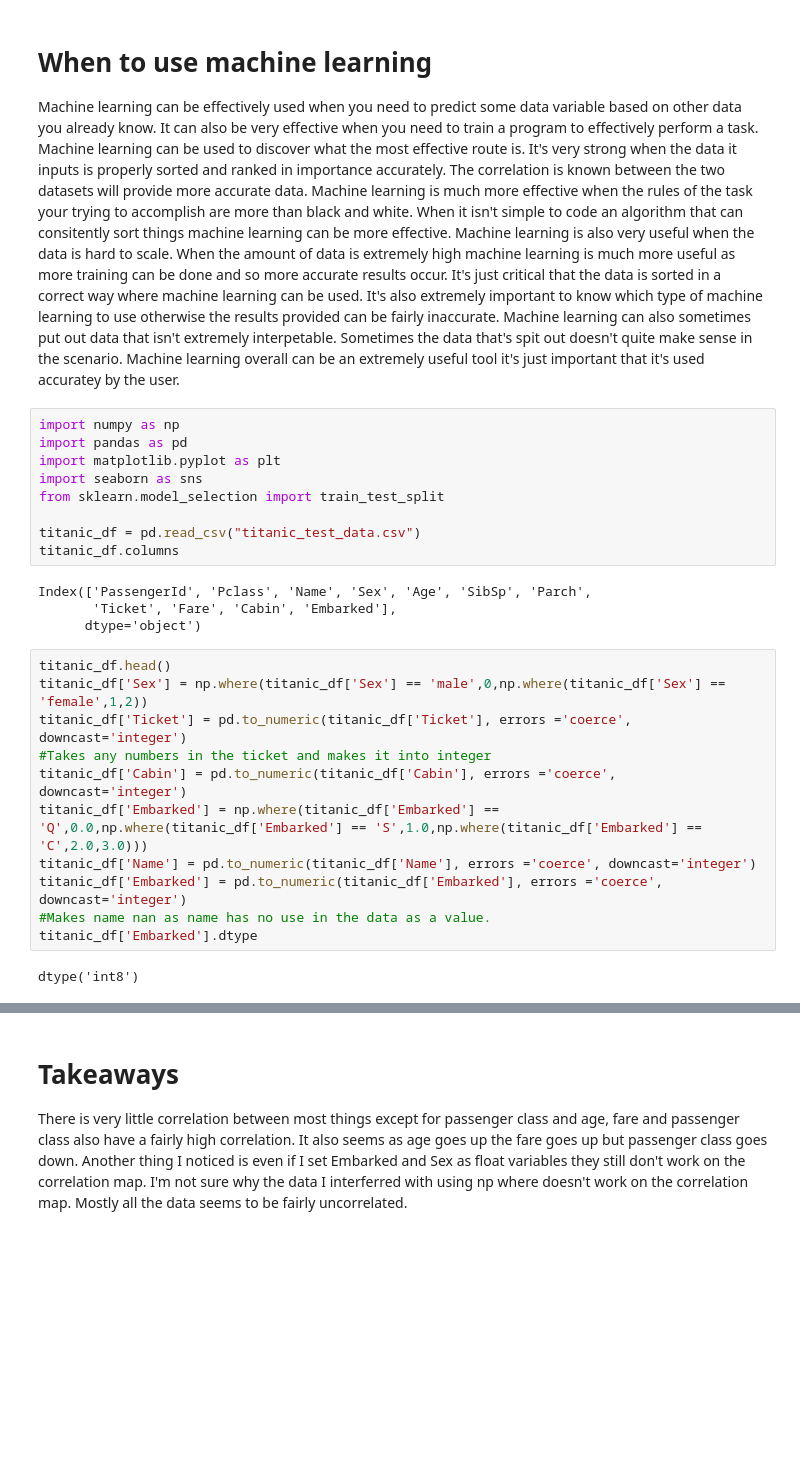
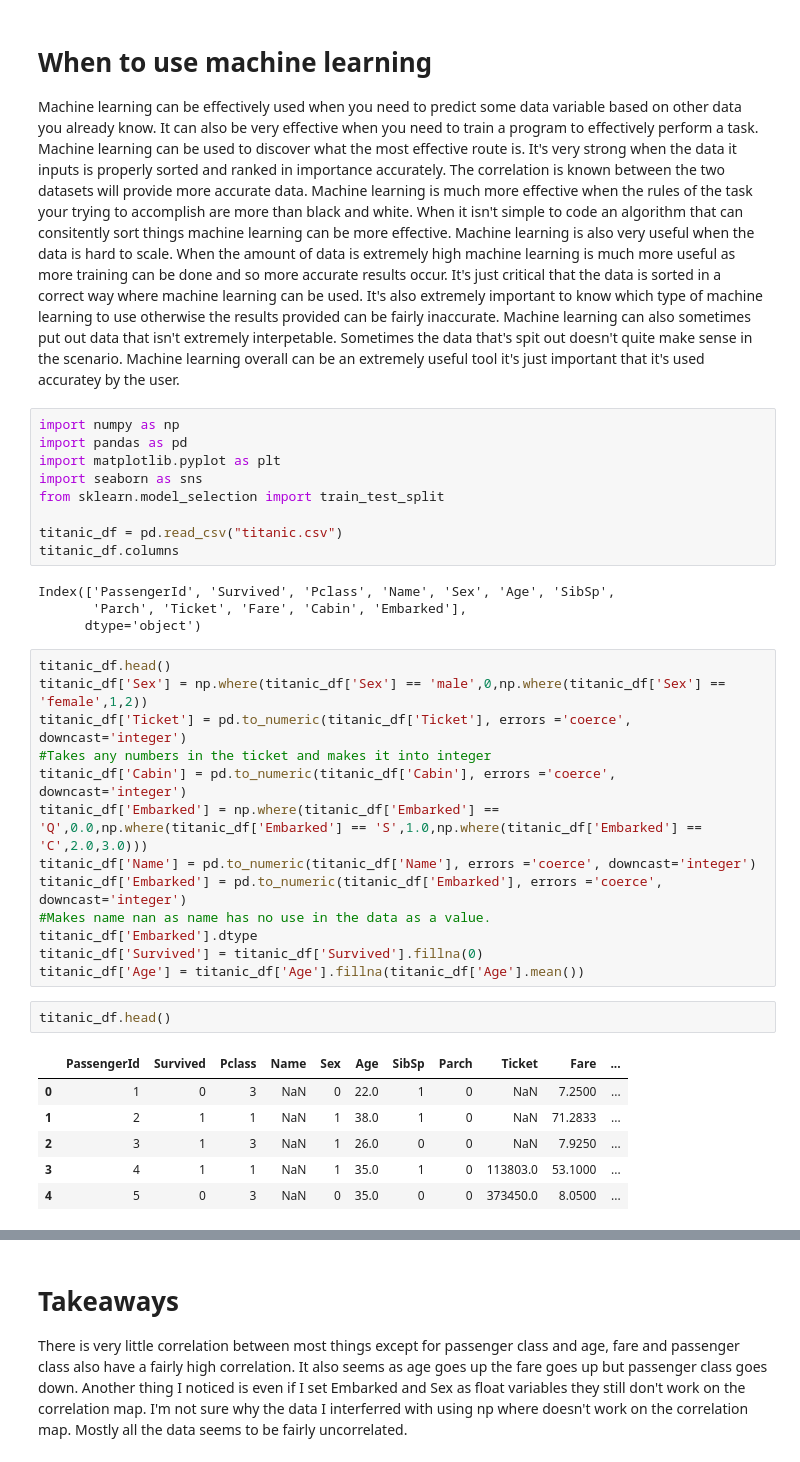
Before and after one commit to GavinlEdwards/Compsci_1070, a Jupyter notebook: assignment5.ipynb, the cells around one changed output, grey strips where cells are left out. Drawn from its saved outputs; the diff is of its cells as text; blank space fills up the shorter version.

```diff
--- a/assignment5.ipynb
+++ b/assignment5.ipynb
@@ -8,11 +8,11 @@ import matplotlib.pyplot as plt
 import seaborn as sns
 from sklearn.model_selection import train_test_split
 
-titanic_df = pd.read_csv("titanic_test_data.csv")
+titanic_df = pd.read_csv("titanic.csv")
 titanic_df.columns
 # %% [output]
-Index(['PassengerId', 'Pclass', 'Name', 'Sex', 'Age', 'SibSp', 'Parch',
-       'Ticket', 'Fare', 'Cabin', 'Embarked'],
+Index(['PassengerId', 'Survived', 'Pclass', 'Name', 'Sex', 'Age', 'SibSp',
+       'Parch', 'Ticket', 'Fare', 'Cabin', 'Embarked'],
       dtype='object')
 # %%
 titanic_df.head()
@@ -25,7 +25,16 @@ titanic_df['Name'] = pd.to_numeric(titanic_df['Name'], errors ='coerce', downcas
 titanic_df['Embarked'] = pd.to_numeric(titanic_df['Embarked'], errors ='coerce', downcast='integer')
 #Makes name nan as name has no use in the data as a value.
 titanic_df['Embarked'].dtype
+titanic_df['Survived'] = titanic_df['Survived'].fillna(0)
+titanic_df['Age'] = titanic_df['Age'].fillna(titanic_df['Age'].mean())
-# %% [output]
-dtype('int8')
+# %%
+titanic_df.head()
+# %% [output]
+|  | PassengerId | Survived | Pclass | Name | Sex | Age | SibSp | Parch | Ticket | Fare | ... |
+| 0 | 1 | 0 | 3 | NaN | 0 | 22.0 | 1 | 0 | NaN | 7.2500 | ... |
+| 1 | 2 | 1 | 1 | NaN | 1 | 38.0 | 1 | 0 | NaN | 71.2833 | ... |
+| 2 | 3 | 1 | 3 | NaN | 1 | 26.0 | 0 | 0 | NaN | 7.9250 | ... |
+| 3 | 4 | 1 | 1 | NaN | 1 | 35.0 | 1 | 0 | 113803.0 | 53.1000 | ... |
+| 4 | 5 | 0 | 3 | NaN | 0 | 35.0 | 0 | 0 | 373450.0 | 8.0500 | ... |
 # %%
 titanic_df.head(50)
```
Also changed, not shown: parts of 7 cells of this notebook, 3 other files.
